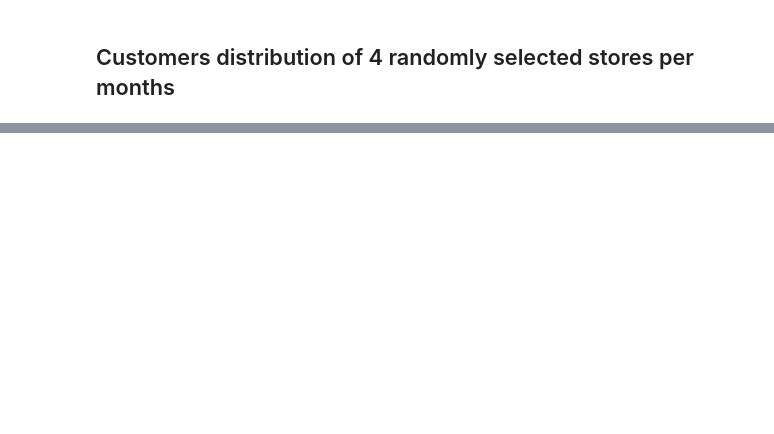
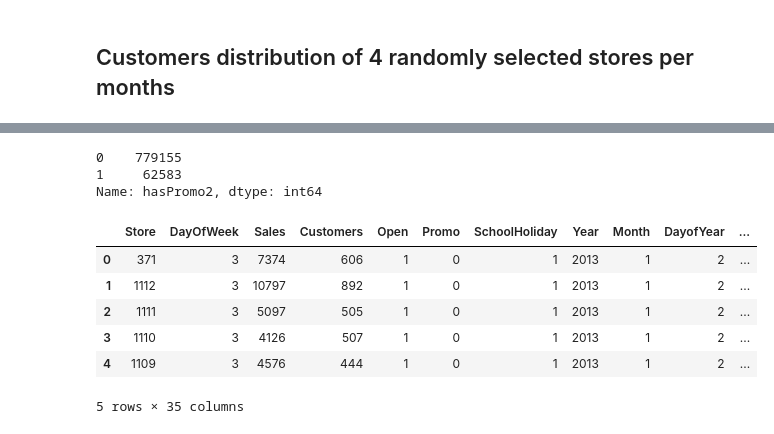
Before and after one commit to dheerajreddy2020/AI-Algorithms-Final-Project, a Jupyter notebook: Data Acquisition and Understanding/Data Exploration.ipynb, the cells around one changed output, grey strips where cells are left out. Saved outputs shown, nothing was run; the diff lists cells and outputs as text; code cells hidden in the pictures; blank space fills up the shorter version.

```diff
--- a/Data Acquisition and Understanding/Data Exploration.ipynb
+++ b/Data Acquisition and Understanding/Data Exploration.ipynb
@@ -332,0 +512,3 @@ Name: Promo, dtype: int64
+# %%
+Combined_df['hasPromo2'] = np.where((Combined_df.Promo2 == 1) & (Combined_df['Year'] >= Combined_df['Promo2SinceYear']) &
+                                   (Combined_df['WeekofYear'] >= Combined_df['Promo2SinceWeek']), 1, 0)
@@ -332,0 +521,7 @@ Name: Promo, dtype: int64
+# %%
+for i in range(1,13):
+    col_name = 'Promo_2_month_'+str(i)
+    temp_df = Combined_df[Combined_df['hasPromo2'] == 1][Combined_df['Month'] == i][Combined_df[col_name] == 0]
+    print(len(temp_df))
+    for index,row in temp_df.iterrows():
+        Combined_df.loc[index,'hasPromo2'] = 0
@@ -332,0 +541,16 @@ Name: Promo, dtype: int64
+# %%
+Combined_df['hasPromo2'] .value_counts()
+# %% [output]
+0    779155
+1     62583
+Name: hasPromo2, dtype: int64
+# %%
+Combined_df.head()
+# %% [output]
+|  | Store | DayOfWeek | Sales | Customers | Open | Promo | SchoolHoliday | Year | Month | DayofYear | ... |
+| 0 | 371 | 3 | 7374 | 606 | 1 | 0 | 1 | 2013 | 1 | 2 | ... |
+| 1 | 1112 | 3 | 10797 | 892 | 1 | 0 | 1 | 2013 | 1 | 2 | ... |
+| 2 | 1111 | 3 | 5097 | 505 | 1 | 0 | 1 | 2013 | 1 | 2 | ... |
+| 3 | 1110 | 3 | 4126 | 507 | 1 | 0 | 1 | 2013 | 1 | 2 | ... |
+| 4 | 1109 | 3 | 4576 | 444 | 1 | 0 | 1 | 2013 | 1 | 2 | ... |
+5 rows × 35 columns
```
Also changed, not shown: parts of 56 cells of this notebook, 11 other files.
